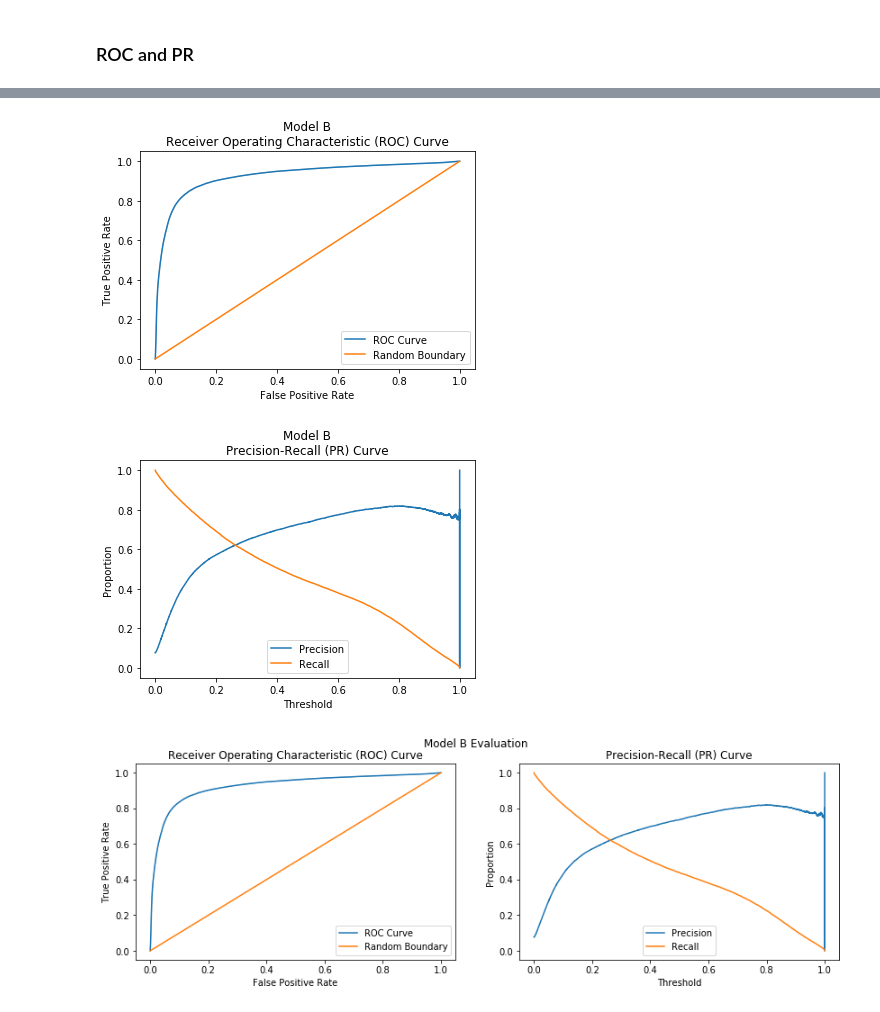
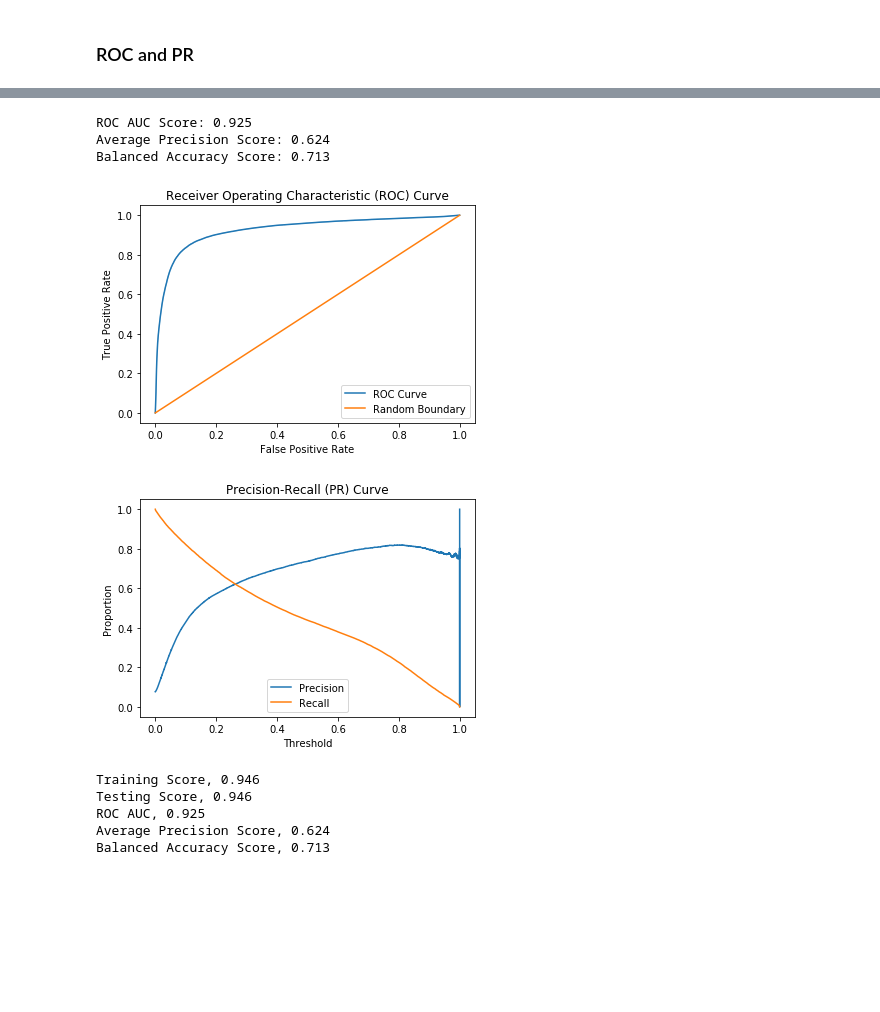
Before and after one commit to AndreaKeane/electric-vehicle-detection, a Jupyter notebook: part_b/b_logreg_evaluation.ipynb, the cells around one changed output, grey strips where cells are left out. Drawn from its saved outputs; the diff is of its cells as text; code cells hidden in the pictures; blank space fills up the shorter version.

```diff
--- a/part_b/b_logreg_evaluation.ipynb
+++ b/part_b/b_logreg_evaluation.ipynb
@@ -63,10 +63,9 @@ Features:
 X_train, X_test, y_train, y_test = utils.scale_split_data(X,y)
 
 # Train logistic regression model
-logreg = LogisticRegression(random_state=0)
-logreg.fit(X_train, y_train)
-print("Test Score: {:.3f}".format(logreg.score(X_test, y_test)))
+logreg = LogisticRegression(random_state=0).fit(X_train, y_train)
+print("Train Score: {:.4f}".format(logreg.score(X_train, y_train)))
+print("Test Score: {:.4f}".format(logreg.score(X_test, y_test)))
 
-# Generate results for test set
-results = utils.generate_test_results(X_test, y_test, logreg)
+utils.make_pickle(logreg, pickle_path / 'b_logreg.pkl')
 # %% [output]
@@ -137,55 +84,13 @@ Average Precision Score, 0.624
-# %%
-# Plot ROC Curve
-sns.lineplot(x=fpr, y=tpr, markers='.')
-sns.lineplot(x=[0,1], y=[0,1])
-leg = plt.legend(('ROC Curve', 'Random Boundary'), frameon=True)
-plt.xlabel('False Positive Rate')
-plt.ylabel('True Positive Rate')
-plt.title('Receiver Operating Characteristic (ROC) Curve')
-
-plt.savefig(fig_path / "b_ROC.png")
-plt.show()
-# %% [output]
-[figure, removed]
-# %%
-# Plot RP Curve
-t = np.append(thresholds_pr, 1)
-if p.shape[0] != r.shape[0] != thresholds.shape[0]:
-    print("Error. Incorrect Shapes")
-    print(p.shape[0], r.shape[0], t.shape[0])
-
-sns.lineplot(t, p)
-sns.lineplot(t, r)
-# sns.scatterplot(thresholds, queue_rate)
-leg = plt.legend(('Precision', 'Recall'), frameon=True)
-plt.xlabel('Threshold')
-plt.ylabel('Proportion')
-plt.title('Precision-Recall (PR) Curve');
-
-plt.savefig(fig_path / "b_PR.png")
-plt.show()
-# %% [output]
-[figure, removed]
-# %%
-f, axes = plt.subplots(nrows=1, ncols=2, figsize=(14, 4))
-
-# Generate ROC Curve
-sns.lineplot(x=fpr, y=tpr, markers='.', ax=axes[0])
-sns.lineplot(x=[0,1], y=[0,1], ax=axes[0])
-axes[0].legend(('ROC Curve', 'Random Boundary'), frameon=True)
-axes[0].set_xlabel('False Positive Rate')
-axes[0].set_ylabel('True Positive Rate')
-axes[0].set_title('Receiver Operating Characteristic (ROC) Curve')
-
-# Generate PR Curve
-sns.lineplot(t, p, ax=axes[1])
-sns.lineplot(t, r, ax=axes[1])
-axes[1].legend(('Precision', 'Recall'), frameon=True)
-axes[1].set_xlabel('Threshold')
-axes[1].set_ylabel('Proportion')
-axes[1].set_title('Precision-Recall (PR) Curve');
-
-f.suptitle('Model B Evaluation');
-f.savefig(fig_path / "b_roc_pr.png", dpi=400)
-# %% [output]
-[figure, removed]
+# %%
+utils.model_evaluation(logreg, X_train, y_train, X_test, y_test, 'b_lr', fig_path)
+# %% [output]
+ROC AUC Score: 0.925
+Average Precision Score: 0.624
+Balanced Accuracy Score: 0.713
+[figure, added]
+[figure, added]
+Training Score, 0.946
+Testing Score, 0.946
+ROC AUC, 0.925
+Average Precision Score, 0.624
+Balanced Accuracy Score, 0.713
```
Also changed, not shown: parts of 6 cells of this notebook, 13 other files.
